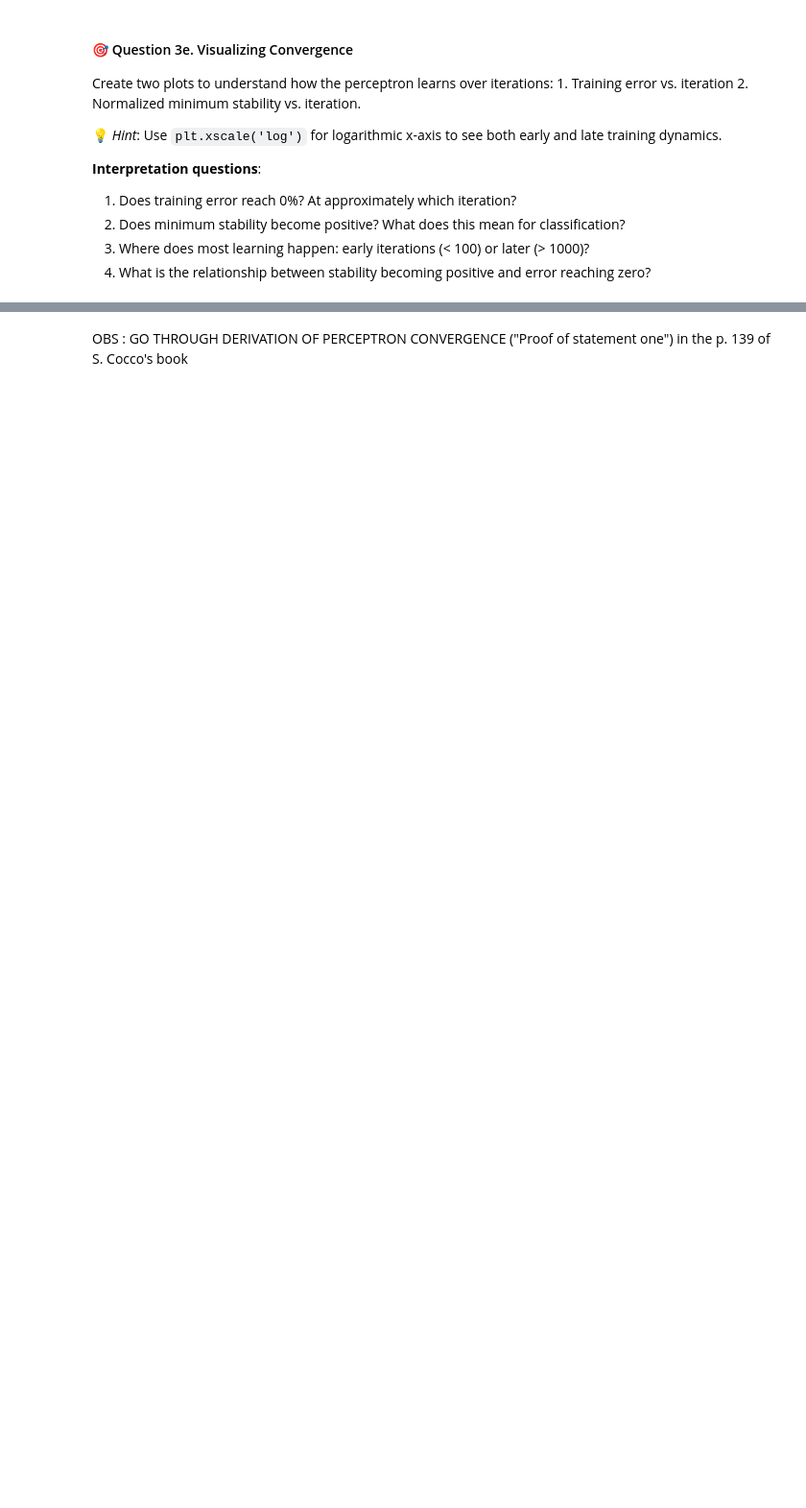
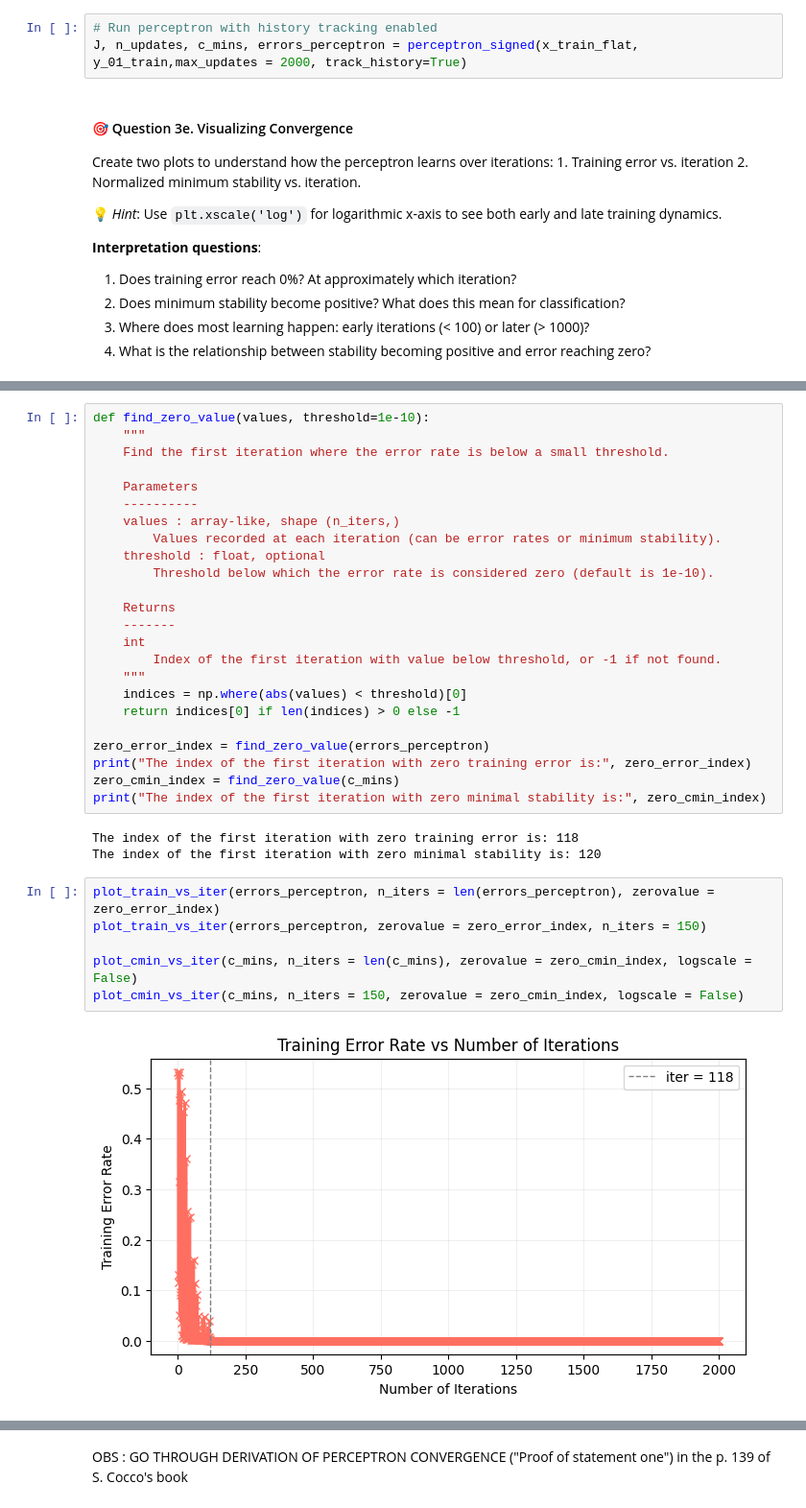
Before and after one commit to brucsk/machine-learning-cogmaster-m2, a Jupyter notebook: TD/tutorial_4/tutorial_4_START.ipynb, the cells around one changed output, grey strips where cells are left out. Shown: that part at 96% size. Cells and saved outputs as stored; diff of their text form; blank space fills up the shorter version.

```diff
--- a/TD/tutorial_4/tutorial_4_START.ipynb
+++ b/TD/tutorial_4/tutorial_4_START.ipynb
@@ -647,6 +914,9 @@ To understand how the perceptron learns, we need to track its progress during tr
    - Use your `linear_classifier_predict()` and `compute_error_rate()` functions
 
 Run the Perceptron learning with tracking enabled.
+# %%
+# Run perceptron with history tracking enabled
+J, n_updates, c_mins, errors_perceptron = perceptron_signed(x_train_flat, y_01_train,max_updates = 2000, track_history=True)
 # %% [markdown]
 #### 🎯 Question 3e. Visualizing Convergence
 
@@ -661,0 +992,35 @@ Create two plots to understand how the perceptron learns over iterations: 1. Tra
+# %%
+def find_zero_value(values, threshold=1e-10):
+    """
+    Find the first iteration where the error rate is below a small threshold.
+
+    Parameters
+    ----------
+    values : array-like, shape (n_iters,)
+        Values recorded at each iteration (can be error rates or minimum stability).
+    threshold : float, optional
+        Threshold below which the error rate is considered zero (default is 1e-10).
+
+    Returns
+    -------
+    int
+        Index of the first iteration with value below threshold, or -1 if not found.
+    """
+    indices = np.where(abs(values) < threshold)[0]
+    return indices[0] if len(indices) > 0 else -1
+
+zero_error_index = find_zero_value(errors_perceptron)
+print("The index of the first iteration with zero training error is:", zero_error_index)
+zero_cmin_index = find_zero_value(c_mins)
+print("The index of the first iteration with zero minimal stability is:", zero_cmin_index)
+# %% [output]
+The index of the first iteration with zero training error is: 118
+The index of the first iteration with zero minimal stability is: 120
+# %%
+plot_train_vs_iter(errors_perceptron, n_iters = len(errors_perceptron), zerovalue = zero_error_index)
+plot_train_vs_iter(errors_perceptron, zerovalue = zero_error_index, n_iters = 150)
+
+plot_cmin_vs_iter(c_mins, n_iters = len(c_mins), zerovalue = zero_cmin_index, logscale = False)
+plot_cmin_vs_iter(c_mins, n_iters = 150, zerovalue = zero_cmin_index, logscale = False)
+# %% [output]
+[figure, added]
```
Also changed, not shown: parts of 17 cells of this notebook.
